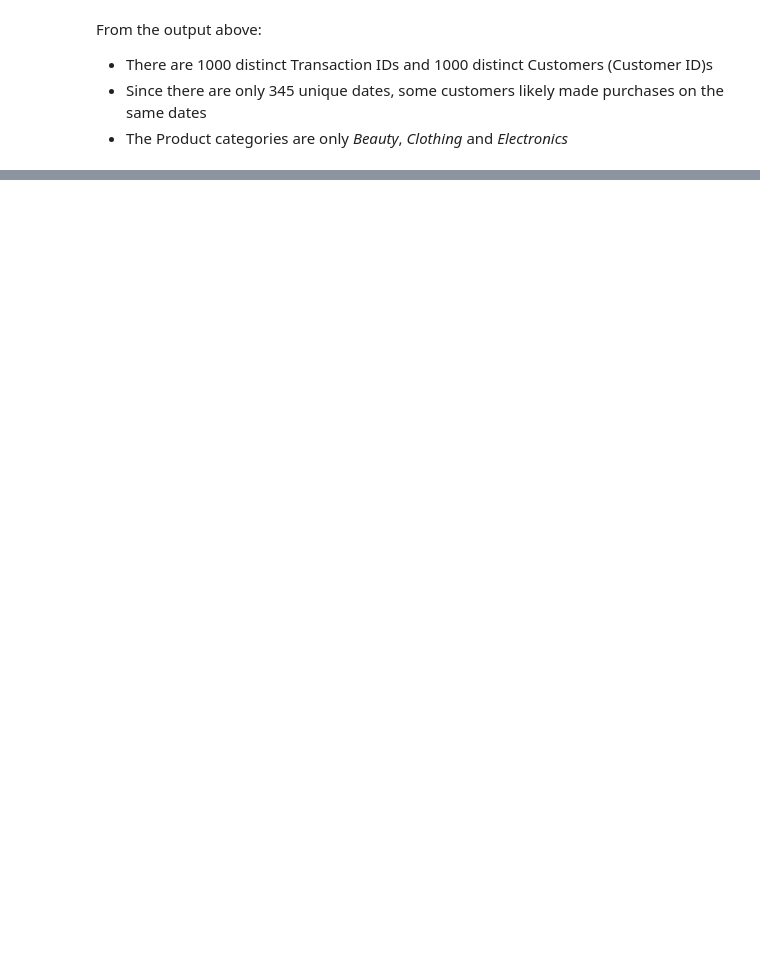
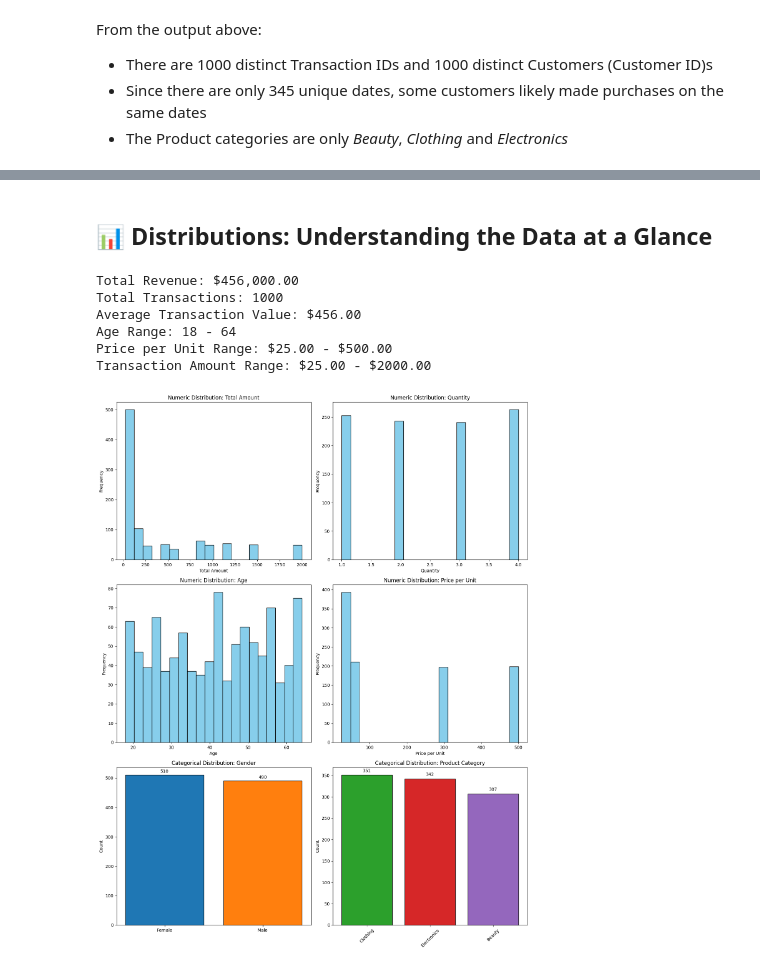
Before and after one commit to Wilfrida-Were/Retail-Sales-EDA-in-Python, a Jupyter notebook: retail-sales-eda-in-python.ipynb, the cells around one changed output, grey strips where cells are left out. Drawn from its saved outputs; the diff is of its cells as text; code cells hidden in the pictures; blank space fills up the shorter version.

```diff
--- a/retail-sales-eda-in-python.ipynb
+++ b/retail-sales-eda-in-python.ipynb
@@ -394,0 +160,77 @@ Feel free to Contact me for any changes and feedback
+# %% [markdown]
+<a id="distributions"></a>
+## 📊 Distributions: Understanding the Data at a Glance
+# %%
+# KPI calculations
+total_revenue = df['Total Amount'].sum()
+total_transactions = df['Transaction ID'].nunique()
+avg_transaction_value = df['Total Amount'].mean()
+min_age = df['Age'].min()
+max_age = df['Age'].max()
+min_price_per_unit = df['Price per Unit'].min()
+max_price_per_unit = df['Price per Unit'].max()
+min_transaction_amount = df.groupby('Transaction ID')['Total Amount'].sum().min()
+max_transaction_amount = df.groupby('Transaction ID')['Total Amount'].sum().max()
+
+# Print summary KPIs
+print(f"Total Revenue: ${total_revenue:,.2f}")
+print(f"Total Transactions: {total_transactions}")
+print(f"Average Transaction Value: ${avg_transaction_value:,.2f}")
+print(f"Age Range: {min_age} - {max_age}")
+print(f"Price per Unit Range: ${min_price_per_unit:.2f} - ${max_price_per_unit:.2f}")
+print(f"Transaction Amount Range: ${min_transaction_amount:.2f} - ${max_transaction_amount:.2f}")
+print()
+
+# Numeric columns
+numeric_cols = ['Total Amount', 'Quantity', 'Age', 'Price per Unit']
+categorical_cols = ['Gender', 'Product Category']
+
+# Determine grid size
+total_plots = len(numeric_cols) + len(categorical_cols)
+cols = 2
+rows = (total_plots + 1) // cols
+
+plt.figure(figsize=(14, 6*rows))
+
+# Plot numeric distributions
+for i, col in enumerate(numeric_cols, 1):
+    plt.subplot(rows, cols, i)
+    plt.hist(df[col].dropna(), bins=20, color='skyblue', edgecolor='black')
+    plt.title(f'Numeric Distribution: {col}')
+    plt.xlabel(col)
+    plt.ylabel('Frequency')
+
+# Plot categorical distributions
+# Gender with different colors
+plt.subplot(rows, cols, len(numeric_cols)+1)
+gender_counts = df['Gender'].value_counts()
+colors = ['#1f77b4', '#ff7f0e']  # Blue for Male, Orange for Female (adjust as needed)
+bars = plt.bar(gender_counts.index, gender_counts.values, color=colors, edgecolor='black')
+plt.title('Categorical Distribution: Gender')
+plt.ylabel('Count')
+for bar in bars:
+    height = bar.get_height()
+    plt.text(bar.get_x() + bar.get_width()/2, height + 5, str(int(height)), ha='center', va='bottom')
+
+# Product Category with different colors
+plt.subplot(rows, cols, len(numeric_cols)+2)
+product_counts = df['Product Category'].value_counts()
+colors = ['#2ca02c', '#d62728', '#9467bd']  # Different colors per category
+bars = plt.bar(product_counts.index, product_counts.values, color=colors, edgecolor='black')
+plt.title('Categorical Distribution: Product Category')
+plt.ylabel('Count')
+plt.xticks(rotation=45)
+for bar in bars:
+    height = bar.get_height()
+    plt.text(bar.get_x() + bar.get_width()/2, height + 5, str(int(height)), ha='center', va='bottom')
+
+plt.tight_layout()
+plt.show()
+# %% [output]
+Total Revenue: $456,000.00
+Total Transactions: 1000
+Average Transaction Value: $456.00
+Age Range: 18 - 64
+Price per Unit Range: $25.00 - $500.00
+Transaction Amount Range: $25.00 - $2000.00
+[figure, added]
```
Also changed, not shown: parts of 48 cells of this notebook.
